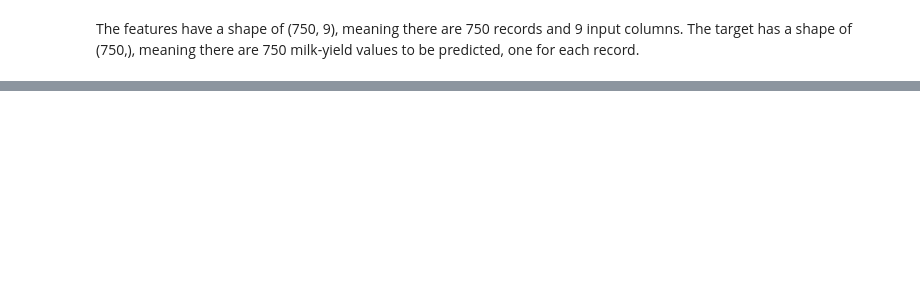
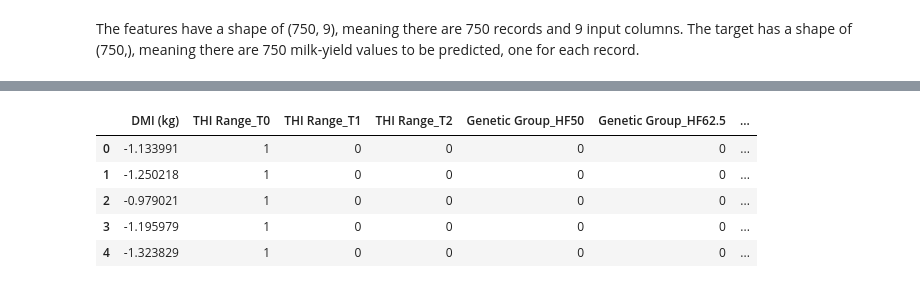
Before and after one commit to NoelaJepchumba/SemProject_MLEngine, a Jupyter notebook: MultipleLinearRegression_Base.ipynb, the cells around one changed output, grey strips where cells are left out. Cells and saved outputs as stored; diff of their text form; code cells hidden in the pictures; blank space fills up the shorter version.

```diff
--- a/MultipleLinearRegression_Base.ipynb
+++ b/MultipleLinearRegression_Base.ipynb
@@ -285,0 +308,20 @@ The features have a shape of (750, 9), meaning there are 750 records and 9 input
+# %%
+from sklearn.model_selection import GroupShuffleSplit
+
+# Separate features, target and group identifiers
+X_full = model_df.drop(columns=["Milk Yield (L/day/cow)"])
+y_full = model_df["Milk Yield (L/day/cow)"]
+cow_groups = model_df["Animal ID"]
+
+# Perform 80/20 grouped split
+gss = GroupShuffleSplit(n_splits=1, test_size=0.2, random_state=42)
+train_idx, test_idx = next(gss.split(X_full, y_full, cow_groups))
+
+# Drop Animal ID from feature matrices before training
+X_train = X_full.drop(columns=["Animal ID"]).iloc[train_idx]
+X_test = X_full.drop(columns=["Animal ID"]).iloc[test_idx]
+y_train = y_full.iloc[train_idx]
+y_test = y_full.iloc[test_idx]
+
+print(f"Training cows: {df['Animal ID'].iloc[train_idx].nunique()} cows ({len(X_train)} records)")
+print(f"Testing cows: {df['Animal ID'].iloc[test_idx].nunique()} cows ({len(X_test)} records)")
@@ -285,0 +334,19 @@ The features have a shape of (750, 9), meaning there are 750 records and 9 input
+# %%
+from sklearn.preprocessing import StandardScaler
+
+scaler = StandardScaler()
+X_train_scaled = X_train.copy()
+X_test_scaled = X_test.copy()
+
+# Fit strictly on X_train, transform both
+X_train_scaled[["DMI (kg)"]] = scaler.fit_transform(X_train[["DMI (kg)"]])
+X_test_scaled[["DMI (kg)"]] = scaler.transform(X_test[["DMI (kg)"]])
+
+X_train_scaled.head()
+# %% [output]
+|  | DMI (kg) | THI Range_T0 | THI Range_T1 | THI Range_T2 | Genetic Group_HF50 | Genetic Group_HF62.5 | ... |
+| 0 | -1.133991 | 1 | 0 | 0 | 0 | 0 | ... |
+| 1 | -1.250218 | 1 | 0 | 0 | 0 | 0 | ... |
+| 2 | -0.979021 | 1 | 0 | 0 | 0 | 0 | ... |
+| 3 | -1.195979 | 1 | 0 | 0 | 0 | 0 | ... |
+| 4 | -1.323829 | 1 | 0 | 0 | 0 | 0 | ... |
```
Also changed, not shown: parts of 37 cells of this notebook, 2 other files.
